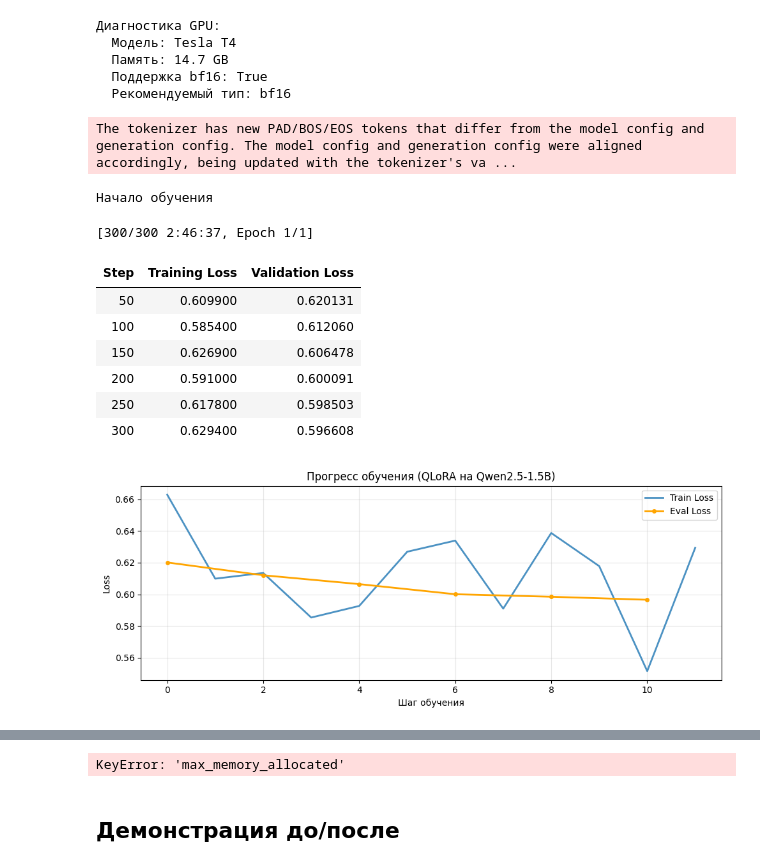
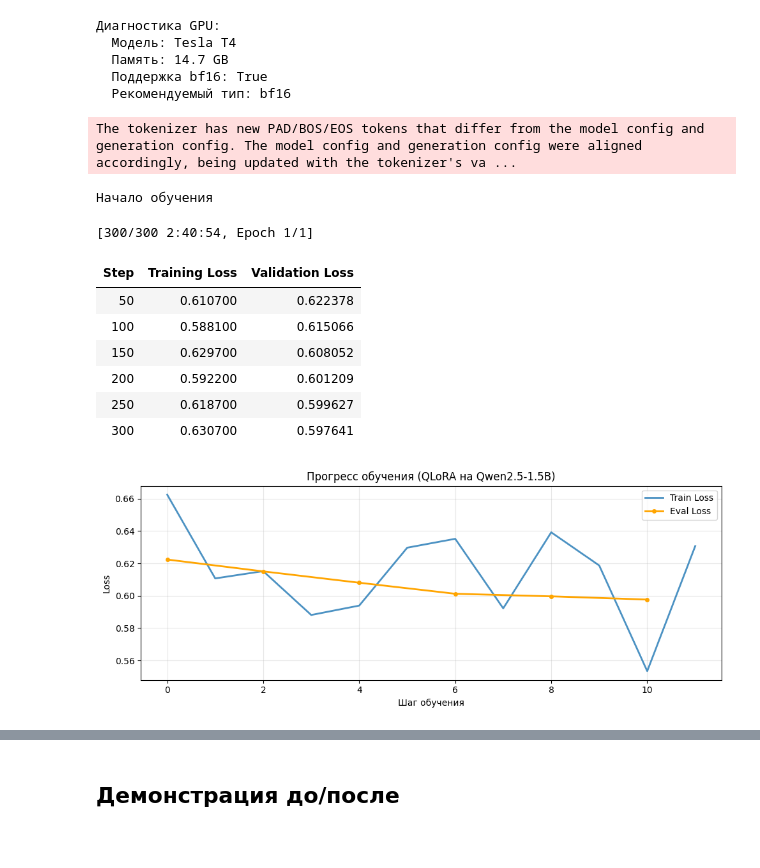
Before and after one commit to YaninaK/OTUS_LLM, a Jupyter notebook: HW7/notebooks/HW7_1_Fine_tuning.ipynb, the cells around one changed output, grey strips where cells are left out. Cells and saved outputs as stored; diff of their text form; code cells hidden in the pictures.

```diff
--- a/HW7/notebooks/HW7_1_Fine_tuning.ipynb
+++ b/HW7/notebooks/HW7_1_Fine_tuning.ipynb
@@ -144,7 +140,7 @@ model = prepare_model_for_kbit_training(model)
 
 # Настройка LoRA
 lora_config = LoraConfig(
-    r=32,
+    r=8,
     lora_alpha=64,
     target_modules=["q_proj", "k_proj", "v_proj", "o_proj", "gate_proj", "up_proj", "down_proj"],
     lora_dropout=0.05,
@@ -286,7 +282,7 @@ trainer = SFTTrainer(
         weight_decay=0.01,
         lr_scheduler_type="linear",
         seed=42,
-        output_dir="/content/drive/MyDrive/outputs_v1/",
+        output_dir="/content/drive/MyDrive/01_LLM/OTUS/HW7/outputs_v1/",
         report_to="none",
         eval_strategy="steps",
         hub_token=None,
@@ -301,39 +297,38 @@ print("Начало обучения")
 trainer_stats = trainer.train()
 
 # Анализ логов и график
 logs = trainer.state.log_history
 train_loss = [log["loss"] for log in logs if "loss" in log]
 eval_loss = [log["eval_loss"] for log in logs if "eval_loss" in log]
 
 plt.figure(figsize=(10, 4))
 plt.plot(train_loss, label="Train Loss", linewidth=2, alpha=0.8)
 if eval_loss:
     eval_x = [i * (len(train_loss) // max(1, len(eval_loss))) for i in range(len(eval_loss))]
     plt.plot(eval_x, eval_loss, label="Eval Loss", linewidth=2, marker='o', markersize=4, color='orange')
 plt.xlabel("Шаг обучения")
 plt.ylabel("Loss")
 plt.title("Прогресс обучения (QLoRA на Qwen2.5-1.5B)")
 plt.legend()
 plt.grid(True, alpha=0.3)
 plt.tight_layout()
 plt.savefig("training_progress.png", dpi=150, bbox_inches='tight')
 plt.show()
 
 print(f"\n✅ Обучение завершено за {trainer_stats.metrics['train_runtime']:.2f} секунд")
-print(f"Использовано памяти: {trainer_stats.metrics['max_memory_allocated']/1024**3:.2f} ГБ")
 print(f"Финальный train loss: {train_loss[-1]:.4f}")
 if eval_loss:
     print(f"Финальный eval loss:  {eval_loss[-1]:.4f}")
 print(f"\n📉 Train loss: {train_loss[0]:.4f} → {train_loss[-1]:.4f} (улучшение: {(train_loss[0]-train_loss[-1])/train_loss[0]*100:.1f}%)")
 # %% [output]
 The tokenizer has new PAD/BOS/EOS tokens that differ from the model config and generation config. The model config and generation config were aligned accordingly, being updated with the tokenizer's va ...
 Начало обучения
-[300/300 2:46:37, Epoch 1/1]
+[300/300 2:40:54, Epoch 1/1]
 | Step | Training Loss | Validation Loss |
-| 50 | 0.609900 | 0.620131 |
-| 100 | 0.585400 | 0.612060 |
-| 150 | 0.626900 | 0.606478 |
-| 200 | 0.591000 | 0.600091 |
-| 250 | 0.617800 | 0.598503 |
-| 300 | 0.629400 | 0.596608 |
+| 50 | 0.610700 | 0.622378 |
+| 100 | 0.588100 | 0.615066 |
+| 150 | 0.629700 | 0.608052 |
+| 200 | 0.592200 | 0.601209 |
+| 250 | 0.618700 | 0.599627 |
+| 300 | 0.630700 | 0.597641 |
-[figure, old version]
+[figure, new version]
@@ -341,4 +340,3 @@ The tokenizer has new PAD/BOS/EOS tokens that differ from the model config and g
-KeyError: 'max_memory_allocated'
 # %% [markdown]
 ## Демонстрация до/после
 # %%
```
Also changed, not shown: parts of 6 cells of this notebook.
